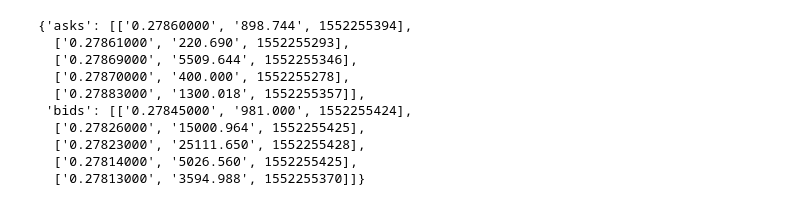
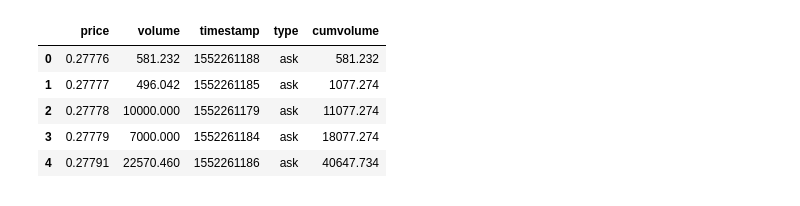
Before and after one commit to maxlamberti/orderbook-crypto-scraper, a Jupyter notebook: research/depth_compression.ipynb, the cells around one changed output. Cells and saved outputs as stored; diff of their text form; code cells hidden in the pictures.

```diff
--- a/research/depth_compression.ipynb
+++ b/research/depth_compression.ipynb
@@ -35,15 +45,12 @@ def get_order_book(pair, count):
 
     return obook
-# %%
-get_order_book('XXRPZEUR', 30)
-# %% [output]
-{'asks': [['0.27860000', '898.744', 1552255394],
-  ['0.27861000', '220.690', 1552255293],
-  ['0.27869000', '5509.644', 1552255346],
-  ['0.27870000', '400.000', 1552255278],
-  ['0.27883000', '1300.018', 1552255357]],
- 'bids': [['0.27845000', '981.000', 1552255424],
-  ['0.27826000', '15000.964', 1552255425],
-  ['0.27823000', '25111.650', 1552255428],
-  ['0.27814000', '5026.560', 1552255425],
-  ['0.27813000', '3594.988', 1552255370]]}
+# %%
+ob = get_order_book('XXRPZEUR', 100)
+ob.head()
+# %% [output]
+|  | price | volume | timestamp | type | cumvolume |
+| 0 | 0.27776 | 581.232 | 1552261188 | ask | 581.232 |
+| 1 | 0.27777 | 496.042 | 1552261185 | ask | 1077.274 |
+| 2 | 0.27778 | 10000.000 | 1552261179 | ask | 11077.274 |
+| 3 | 0.27779 | 7000.000 | 1552261184 | ask | 18077.274 |
+| 4 | 0.27791 | 22570.460 | 1552261186 | ask | 40647.734 |
```
Also changed, not shown: parts of 5 cells of this notebook.
